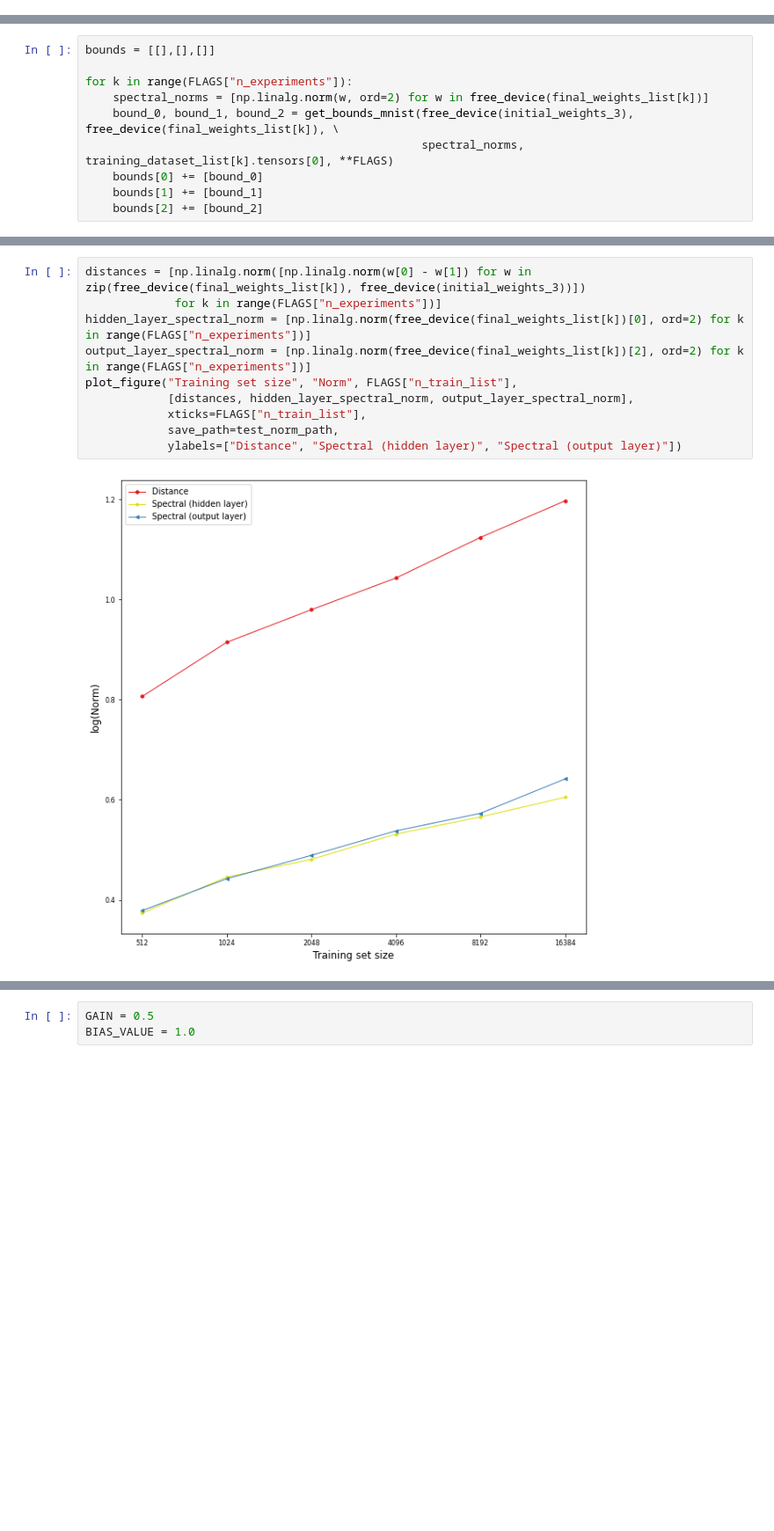
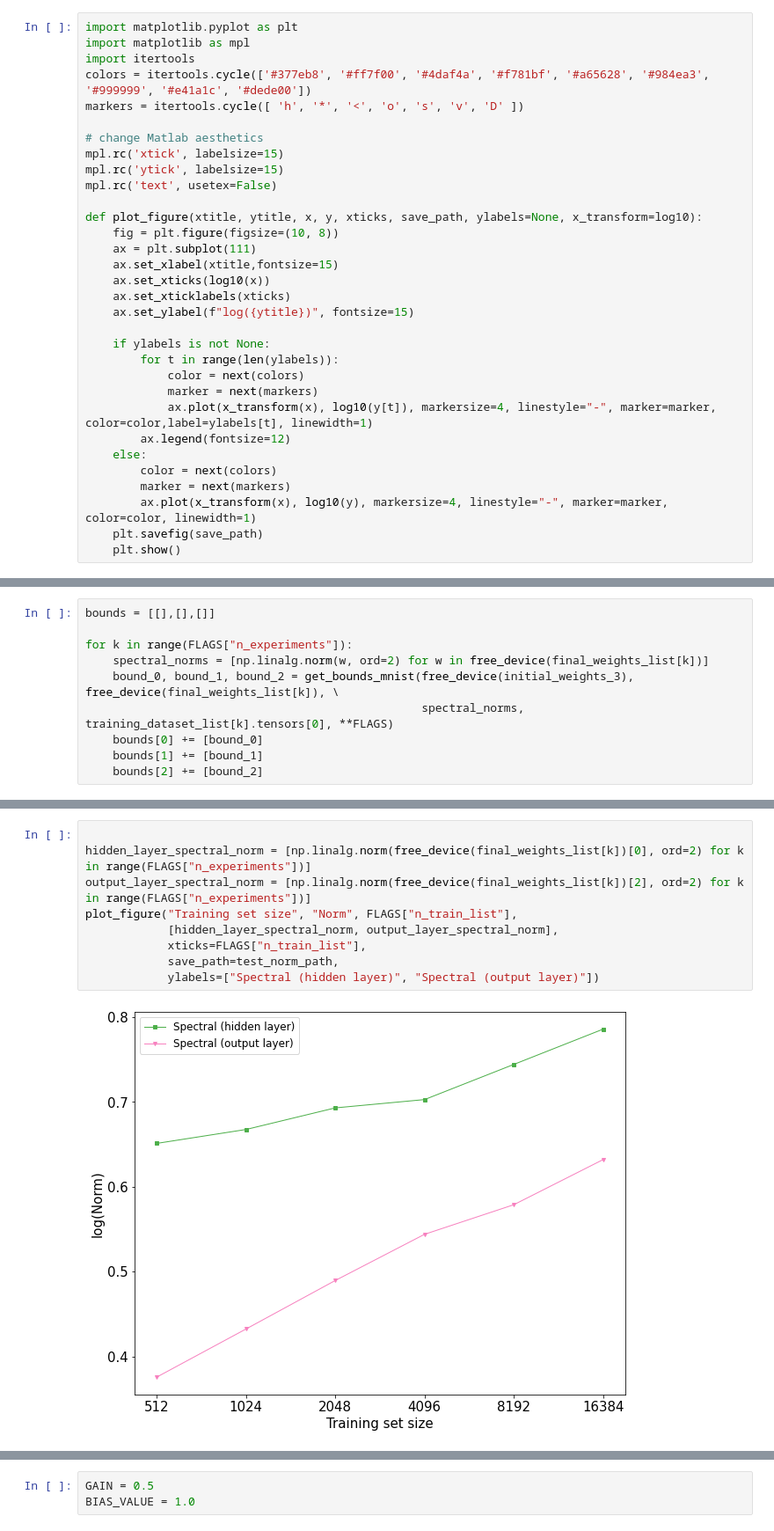
Before and after one commit to MH-Lee/IE513_project, a Jupyter notebook: realdata_experiment_multiclass.ipynb, the cells around one changed output, grey strips where cells are left out. Shown: that part at 88% size. Cells and saved outputs as stored; diff of their text form; blank space fills up the shorter version.

```diff
--- a/realdata_experiment_multiclass.ipynb
+++ b/realdata_experiment_multiclass.ipynb
@@ -134,6 +134,38 @@ for k in range(FLAGS["n_experiments"]):
     final_weights_list[k] = list(model_3.parameters())
     final_dicts[k] = model_3.state_dict()
     torch.cuda.empty_cache()
+# %%
+import matplotlib.pyplot as plt
+import matplotlib as mpl
+import itertools
+colors = itertools.cycle(['#377eb8', '#ff7f00', '#4daf4a', '#f781bf', '#a65628', '#984ea3', '#999999', '#e41a1c', '#dede00'])
+markers = itertools.cycle([ 'h', '*', '<', 'o', 's', 'v', 'D' ])
+
+# change Matlab aesthetics
+mpl.rc('xtick', labelsize=15)
+mpl.rc('ytick', labelsize=15)
+mpl.rc('text', usetex=False)
+
+def plot_figure(xtitle, ytitle, x, y, xticks, save_path, ylabels=None, x_transform=log10):
+    fig = plt.figure(figsize=(10, 8))
+    ax = plt.subplot(111)
+    ax.set_xlabel(xtitle,fontsize=15)
+    ax.set_xticks(log10(x))
+    ax.set_xticklabels(xticks)
+    ax.set_ylabel(f"log({ytitle})", fontsize=15)
+
+    if ylabels is not None:
+        for t in range(len(ylabels)):
+            color = next(colors)
+            marker = next(markers)
+            ax.plot(x_transform(x), log10(y[t]), markersize=4, linestyle="-", marker=marker, color=color,label=ylabels[t], linewidth=1)
+        ax.legend(fontsize=12)
+    else:
+        color = next(colors)
+        marker = next(markers)
+        ax.plot(x_transform(x), log10(y), markersize=4, linestyle="-", marker=marker, color=color, linewidth=1)
+    plt.savefig(save_path)
+    plt.show()
 # %%
 plot_figure("Training set size", "Test error", FLAGS["n_train_list"],
             test_errors_list, xticks=FLAGS["n_train_list"], save_path=test_error_path)
@@ -157,14 +199,13 @@ plot_figure("Training set size", "Bound", FLAGS["n_train_list"], bounds, xticks=
 # %%
-distances = [np.linalg.norm([np.linalg.norm(w[0] - w[1]) for w in zip(free_device(final_weights_list[k]), free_device(initial_weights_3))])
-             for k in range(FLAGS["n_experiments"])]
+
 hidden_layer_spectral_norm = [np.linalg.norm(free_device(final_weights_list[k])[0], ord=2) for k in range(FLAGS["n_experiments"])]
 output_layer_spectral_norm = [np.linalg.norm(free_device(final_weights_list[k])[2], ord=2) for k in range(FLAGS["n_experiments"])]
 plot_figure("Training set size", "Norm", FLAGS["n_train_list"],
-            [distances, hidden_layer_spectral_norm, output_layer_spectral_norm],
+            [hidden_layer_spectral_norm, output_layer_spectral_norm],
             xticks=FLAGS["n_train_list"],
             save_path=test_norm_path,
-            ylabels=["Distance", "Spectral (hidden layer)", "Spectral (output layer)"])
+            ylabels=["Spectral (hidden layer)", "Spectral (output layer)"])
 # %% [output]
-[figure, old version]
+[figure, new version]
 # %%
 # Hyperparams
```
Also changed, not shown: parts of 17 cells of this notebook, 4 other files.
